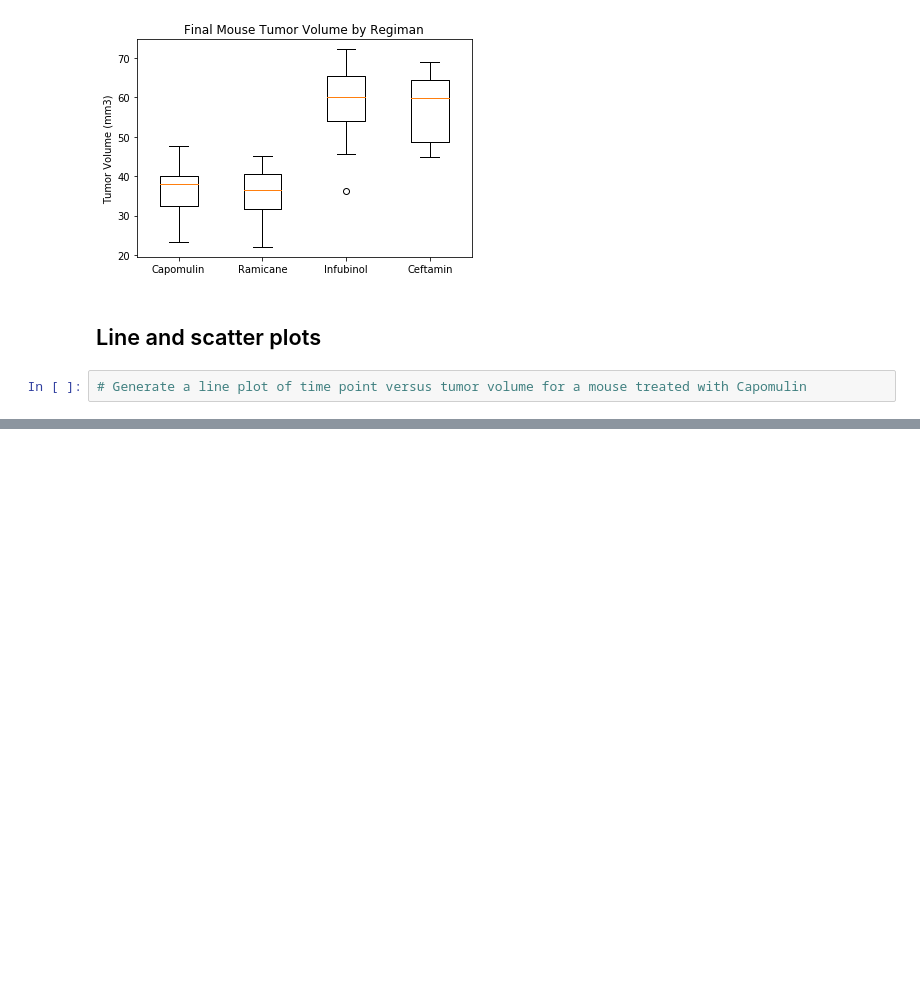
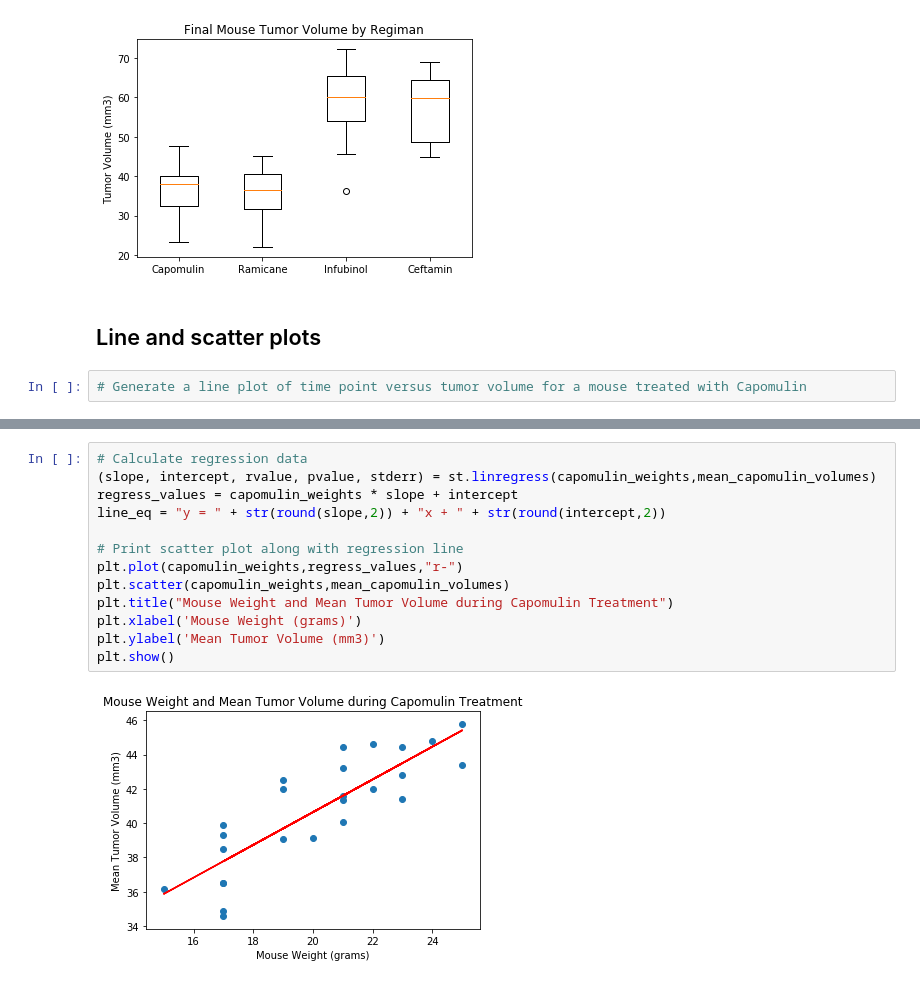
Before and after one commit to DigBaseball/matplotlib-challenge, a Jupyter notebook: pymaceuticals_starter.ipynb, the cells around one changed output, grey strips where cells are left out. Drawn from its saved outputs; the diff is of its cells as text; blank space fills up the shorter version.

```diff
--- a/pymaceuticals_starter.ipynb
+++ b/pymaceuticals_starter.ipynb
@@ -229,0 +234,15 @@ plt.show()
+# %%
+# Calculate regression data
+(slope, intercept, rvalue, pvalue, stderr) = st.linregress(capomulin_weights,mean_capomulin_volumes)
+regress_values = capomulin_weights * slope + intercept
+line_eq = "y = " + str(round(slope,2)) + "x + " + str(round(intercept,2))
+
+# Print scatter plot along with regression line
+plt.plot(capomulin_weights,regress_values,"r-")
+plt.scatter(capomulin_weights,mean_capomulin_volumes)
+plt.title("Mouse Weight and Mean Tumor Volume during Capomulin Treatment")
+plt.xlabel('Mouse Weight (grams)')
+plt.ylabel('Mean Tumor Volume (mm3)')
+plt.show()
+# %% [output]
+[figure, added]
```
Also changed, not shown: parts of 5 cells of this notebook.
